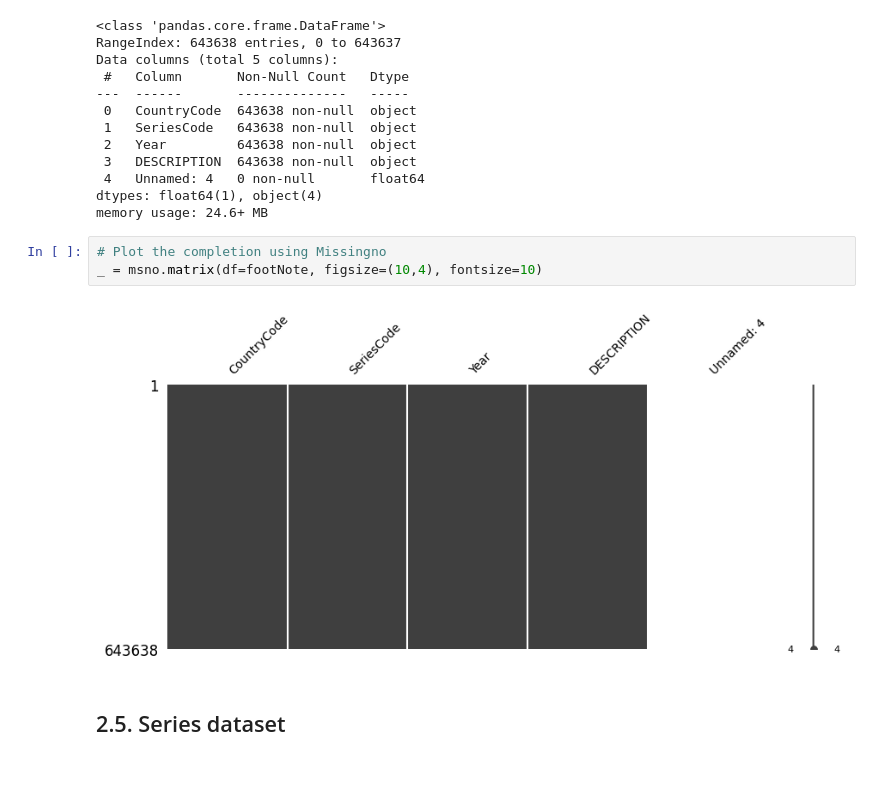
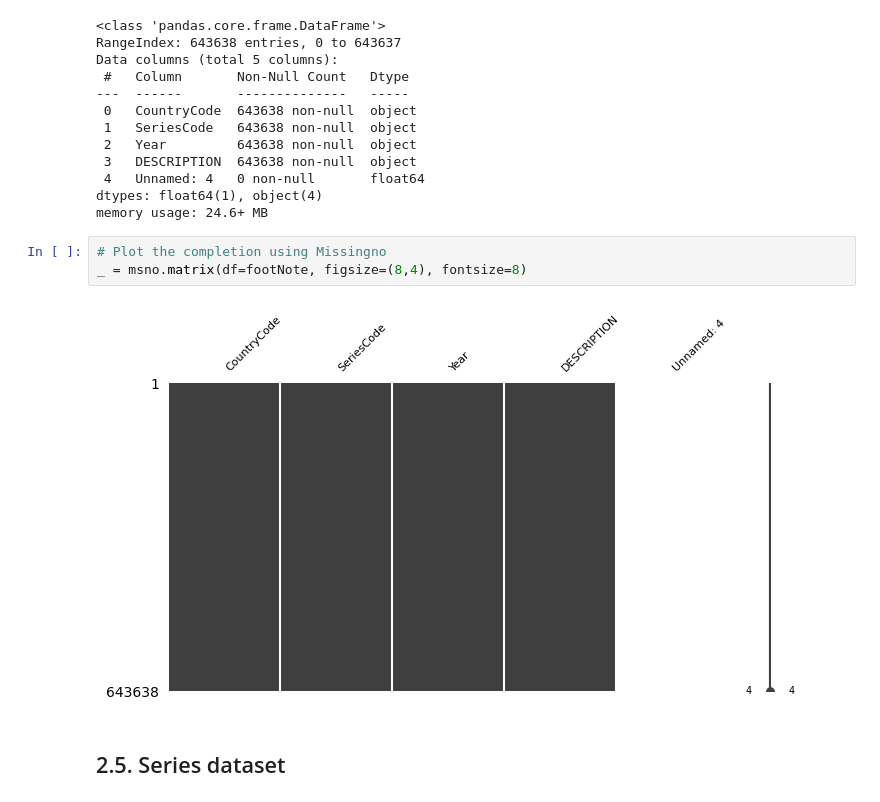
Before and after one commit to 64FC/Openclassrooms_DataScientist, a Jupyter notebook: Projet_1/WordBank_Education_Statistics.ipynb, the cells around one changed output. Drawn from its saved outputs; the diff is of its cells as text; blank space fills up the shorter version.

```diff
--- a/Projet_1/WordBank_Education_Statistics.ipynb
+++ b/Projet_1/WordBank_Education_Statistics.ipynb
@@ -298,9 +305,9 @@ dtypes: float64(1), object(4)
 memory usage: 24.6+ MB
 # %%
 # Plot the completion using Missingno
-_ = msno.matrix(df=footNote, figsize=(10,4), fontsize=10)
+_ = msno.matrix(df=footNote, figsize=(8,4), fontsize=8)
 # %% [output]
-[figure, old version]
+[figure, new version]
 # %% [markdown]
 ## 2.5. Series dataset
 # %%
```
Also changed, not shown: parts of 89 cells of this notebook.
